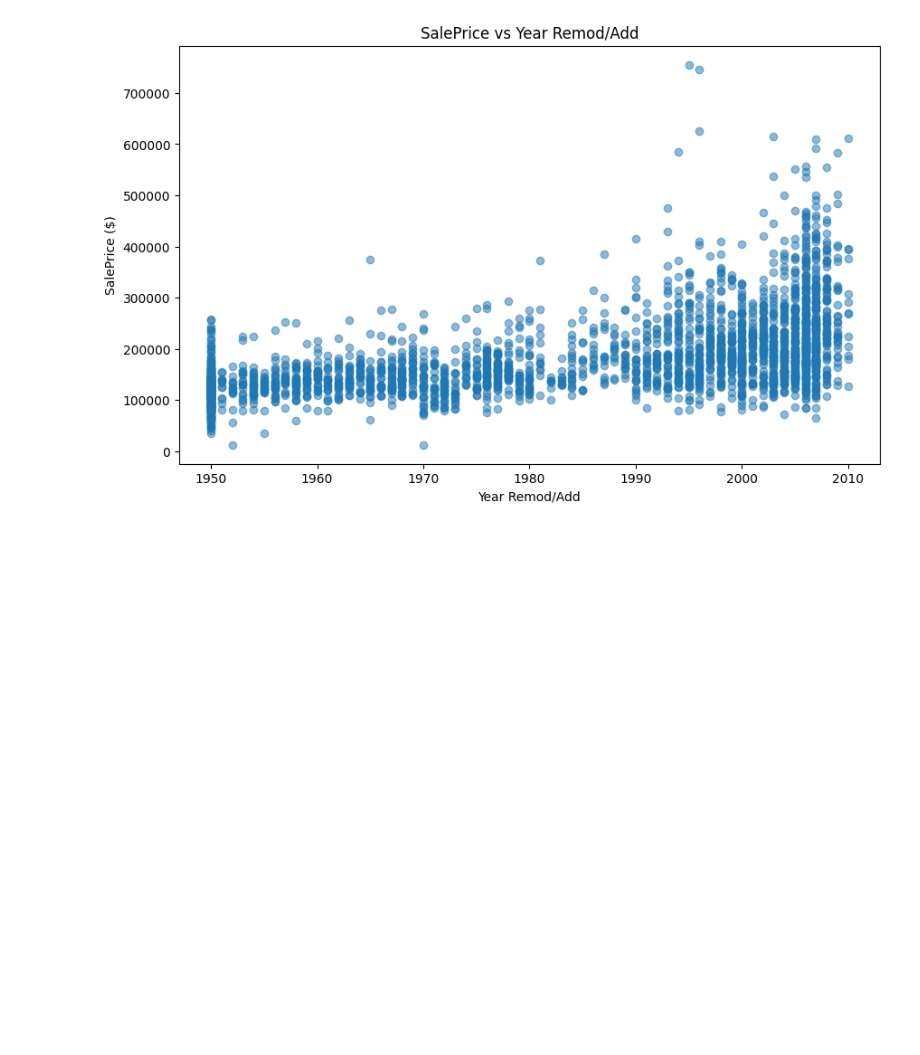
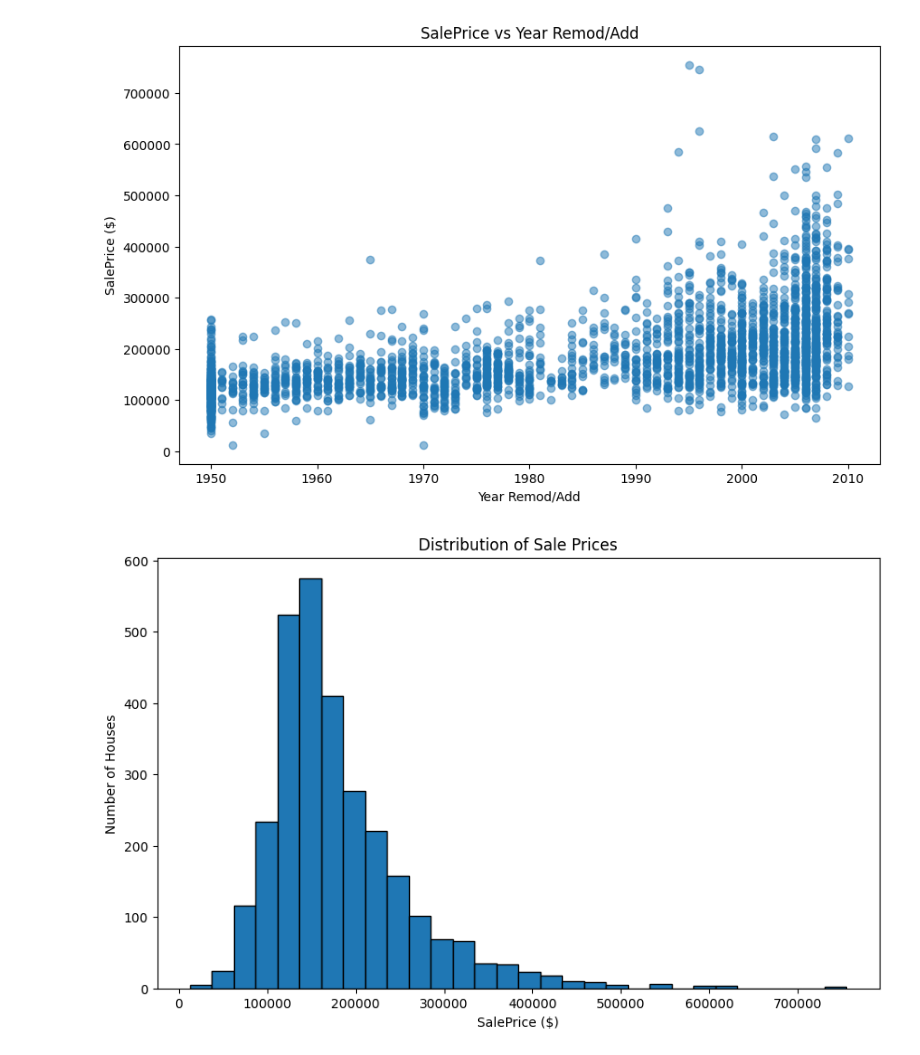
Before and after one commit to chiracarla/lab1, a Jupyter notebook: lab1.ipynb, the cells around one changed output. Drawn from its saved outputs; the diff is of its cells as text; code cells hidden in the pictures; blank space fills up the shorter version.

```diff
--- a/lab1.ipynb
+++ b/lab1.ipynb
@@ -366,3 +366,12 @@ plt.ylabel("SalePrice ($)")
 plt.show()
 # %% [output]
 [figure]
+# %%
+plt.figure(figsize=(10,6))
+plt.hist(data['SalePrice'], bins=30, edgecolor='black')
+plt.title("Distribution of Sale Prices")
+plt.xlabel("SalePrice ($)")
+plt.ylabel("Number of Houses")
+plt.show()
+# %% [output]
+[figure, added]
```
Also changed, not shown: parts of 1 cell of this notebook.
